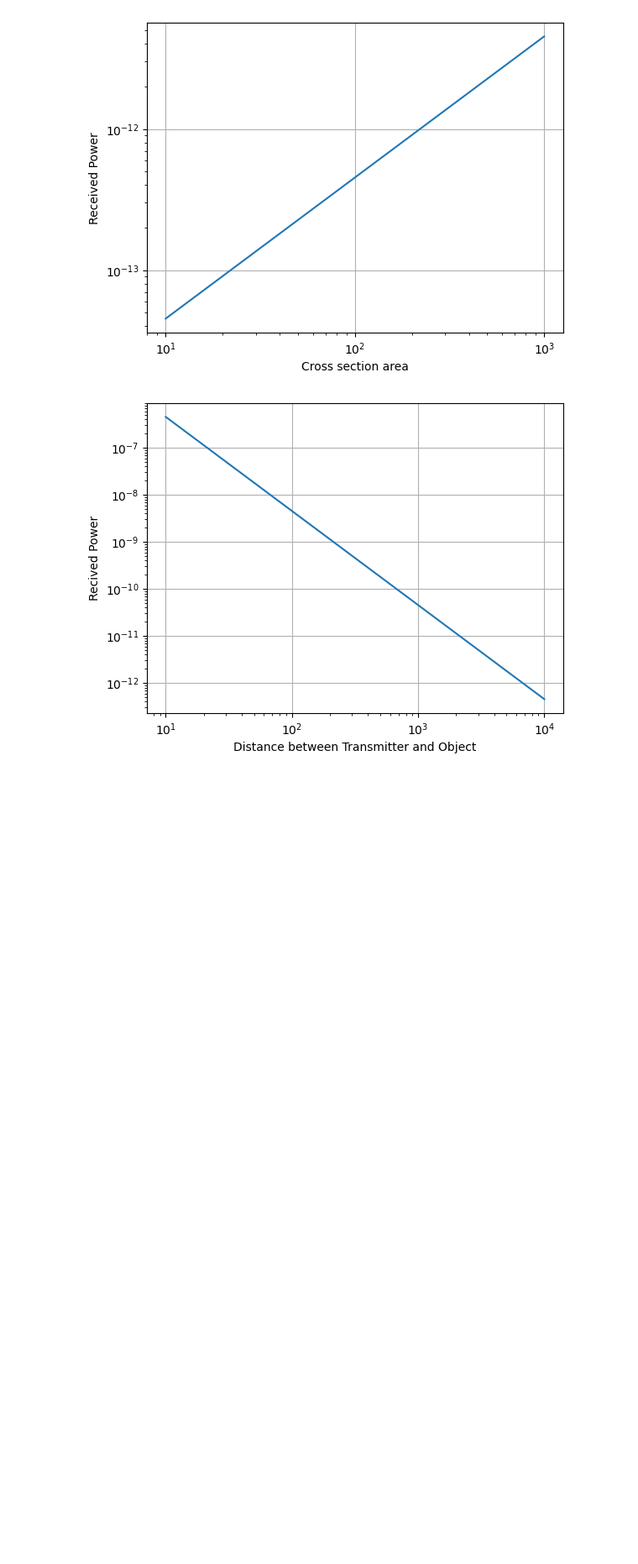
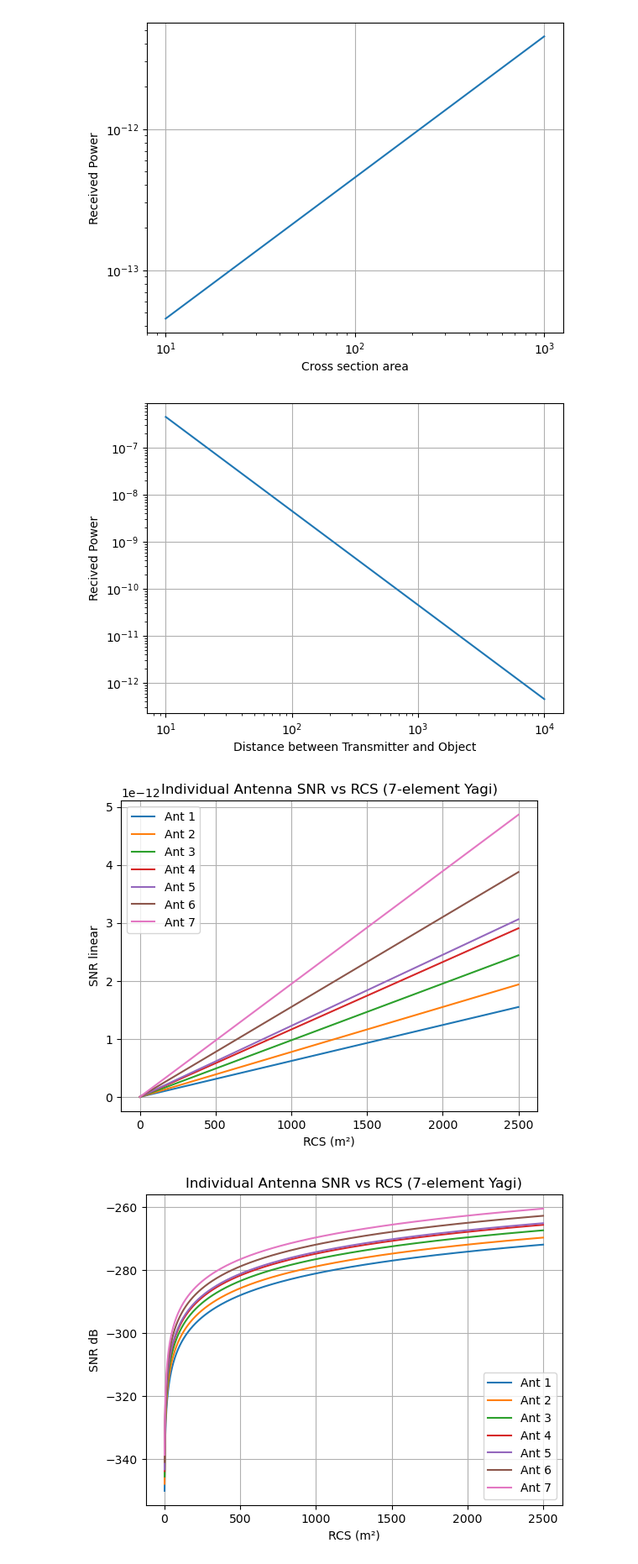
Before and after one commit to anunnyagudhenia/Passive-Radar, a Jupyter notebook: Codes/SNR plots.ipynb, the cells around one changed output. Shown at 84% size. Cells and saved outputs as stored; diff of their text form; code cells hidden in the pictures; blank space fills up the shorter version.

```diff
--- a/Codes/SNR plots.ipynb
+++ b/Codes/SNR plots.ipynb
@@ -288,3 +288,48 @@ def rec_pow_RT():
 rec_pow_RT()
 # %% [output]
 [figure]
+# %%
+import numpy as np
+import matplotlib.pyplot as plt
+
+# Constants
+Pt = 235000
+Gt = 2511.89
+lam = 1.453          # wavelength (206.5 MHz)
+Rt = 300000
+Rr = 300000
+N0B = 1
+
+K = (Pt * Gt * lam**2) / ((4*np.pi)**3 * Rt**2 * Rr**2 * N0B)
+
+# Yagi gains (linear)
+G = [8, 10, 12.6, 15, 15.8, 20, 25.1]
+
+sigma = np.linspace(1, 2500, 1000)
+
+plt.figure()
+
+for i, Gr in enumerate(G):
+    SNR = K * sigma * Gr
+    plt.plot(sigma, SNR, label=f'Ant {i+1}')
+
+plt.xlabel("RCS (m²)")
+plt.ylabel("SNR linear")
+plt.title("Individual Antenna SNR vs RCS (7-element Yagi)")
+plt.grid()
+plt.legend()
+plt.show()
+
+for i, Gr in enumerate(G):
+    SNR = K * sigma * Gr
+    plt.plot(sigma, 10*np.log(SNR), label=f'Ant {i+1}')
+
+plt.xlabel("RCS (m²)")
+plt.ylabel("SNR dB")
+plt.title("Individual Antenna SNR vs RCS (7-element Yagi)")
+plt.grid()
+plt.legend()
+plt.show()
+# %% [output]
+[figure, added]
+[figure, added]
```
Also changed, not shown: parts of 4 cells of this notebook, 28 other files.
